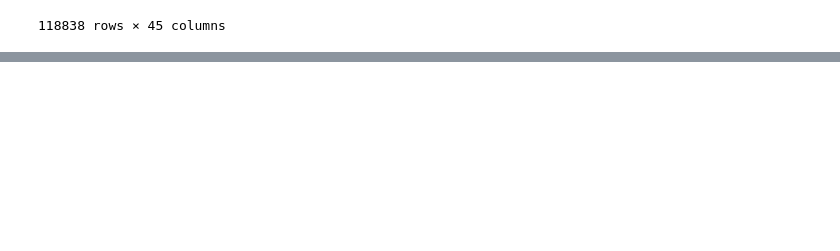
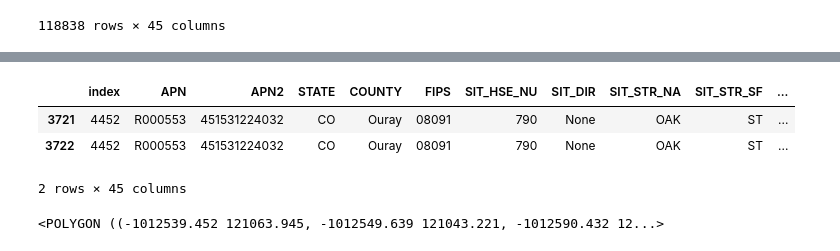
Before and after one commit to whitephil/parcel-mhp, a Jupyter notebook: within_near.ipynb, the cells around one changed output, grey strips where cells are left out. Drawn from its saved outputs; the diff is of its cells as text; code cells hidden in the pictures; blank space fills up the shorter version.

```diff
--- a/within_near.ipynb
+++ b/within_near.ipynb
@@ -447,0 +558,13 @@ winsound.Beep(freq, duration)
+# %%
+problem =ourayExploded.loc[ourayExploded['APN']=='R000553']
+# %%
+problem
+# %% [output]
+|  | index | APN | APN2 | STATE | COUNTY | FIPS | SIT_HSE_NU | SIT_DIR | SIT_STR_NA | SIT_STR_SF | ... |
+| 3721 | 4452 | R000553 | 451531224032 | CO | Ouray | 08091 | 790 | None | OAK | ST | ... |
+| 3722 | 4452 | R000553 | 451531224032 | CO | Ouray | 08091 | 790 | None | OAK | ST | ... |
+2 rows × 45 columns
+# %%
+problem.iloc[1].geometry
+# %% [output]
+<POLYGON ((-1012539.452 121063.945, -1012549.639 121043.221, -1012590.432 12...>
```
Also changed, not shown: parts of 74 cells of this notebook, 2 other files.
